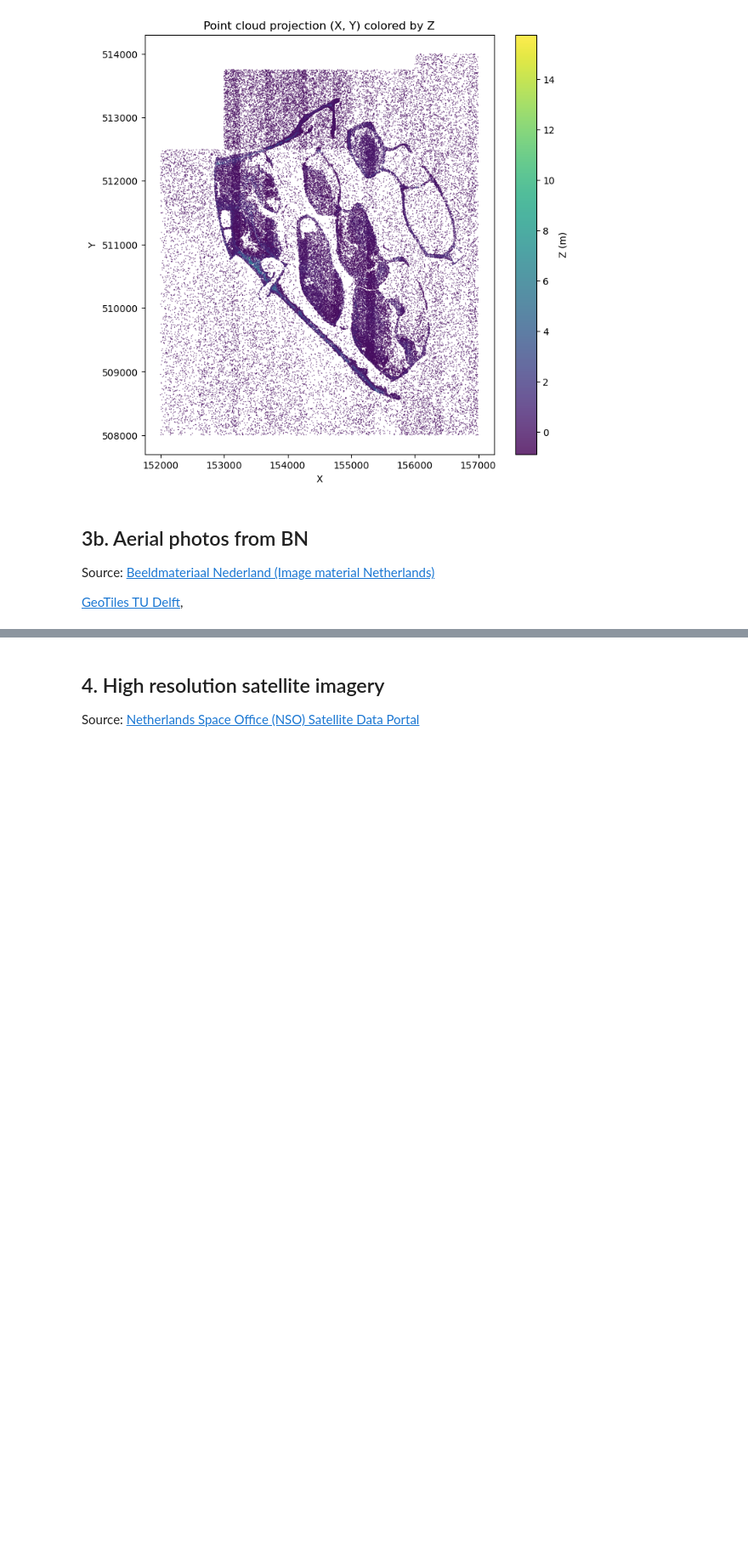
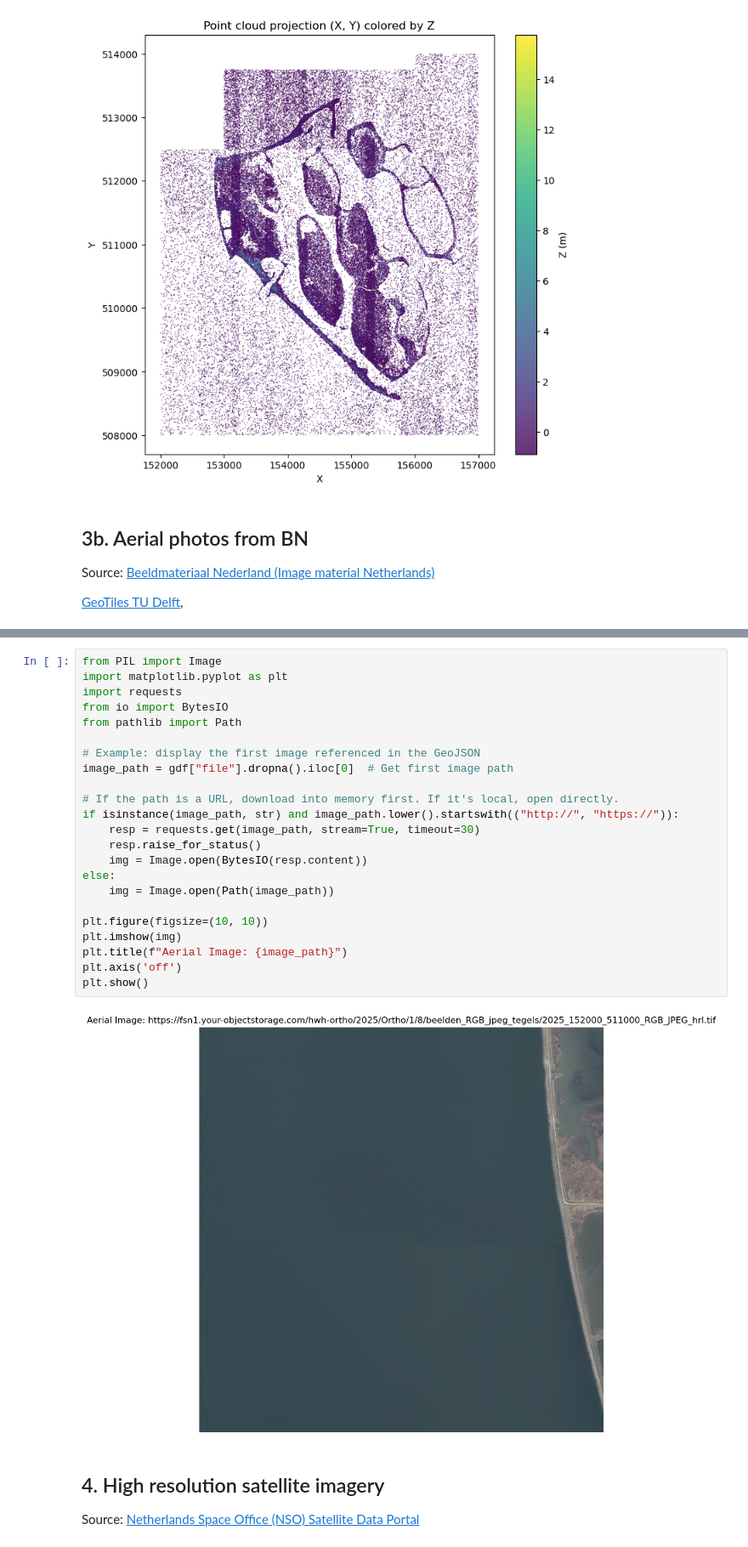
Before and after one commit to movephutthaphaiboon/coastal-analysis-shoreline-evolution, a Jupyter notebook: A - data exploration.ipynb, the cells around one changed output, grey strips where cells are left out. Shown at 85% size. Saved outputs shown, nothing was run; the diff lists cells and outputs as text; blank space fills up the shorter version.

```diff
--- a/A - data exploration.ipynb
+++ b/A - data exploration.ipynb
@@ -225,3 +187,28 @@ GeoDataFrame has 76 features. CRS: EPSG:28992
+# %%
+from PIL import Image
+import matplotlib.pyplot as plt
+import requests
+from io import BytesIO
+from pathlib import Path
+
+# Example: display the first image referenced in the GeoJSON
+image_path = gdf["file"].dropna().iloc[0]  # Get first image path
+
+# If the path is a URL, download into memory first. If it's local, open directly.
+if isinstance(image_path, str) and image_path.lower().startswith(("http://", "https://")):
+	resp = requests.get(image_path, stream=True, timeout=30)
+	resp.raise_for_status()
+	img = Image.open(BytesIO(resp.content))
+else:
+	img = Image.open(Path(image_path))
+
+plt.figure(figsize=(10, 10))
+plt.imshow(img)
+plt.title(f"Aerial Image: {image_path}")
+plt.axis('off')
+plt.show()
+# %% [output]
+[figure, added]
 # %% [markdown]
 ## 4. High resolution satellite imagery
 
```
Also changed, not shown: parts of 3 cells of this notebook.
